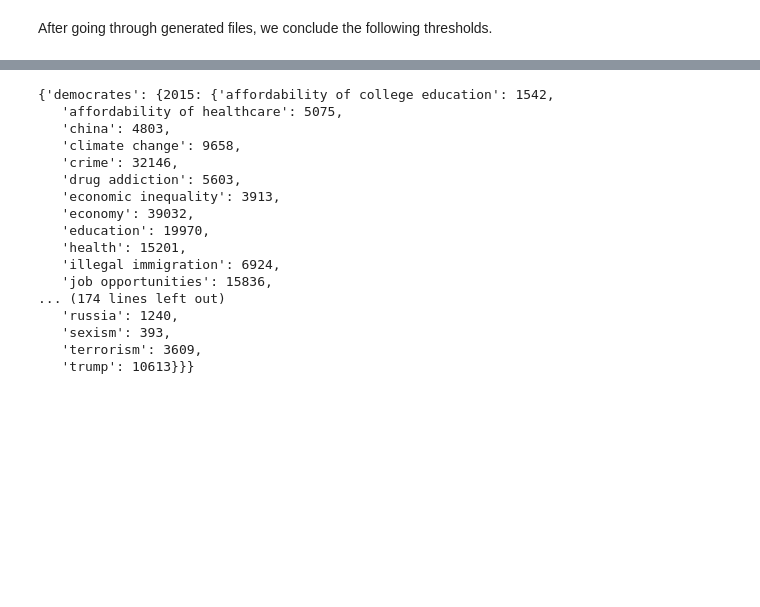
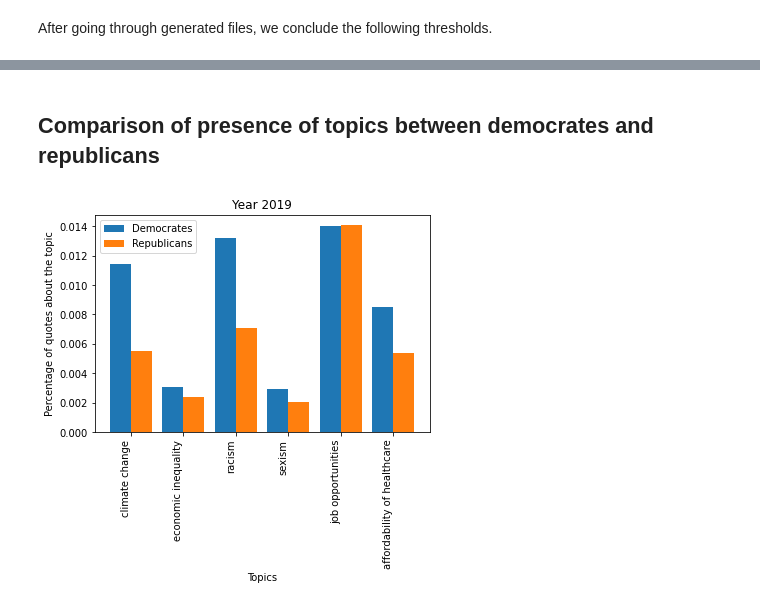
Before and after one commit to gojkoc54/ada-2021-project-limunada, a Jupyter notebook: src/BERT_embeddings.ipynb, the cells around one changed output, grey strips where cells are left out. Drawn from its saved outputs; the diff is of its cells as text; code cells hidden in the pictures; blank space fills up the shorter version.

```diff
--- a/src/BERT_embeddings.ipynb
+++ b/src/BERT_embeddings.ipynb
@@ -447,23 +569,0 @@ THRESHOLDS = {
-# %%
-YEARS = range(2015, 2020+1)
-PARTIES = ['republicans', 'democrates']
-num_of_quotes = {}
-percentage_of_quotes = {}
-
-for party in PARTIES:
-  num_of_quotes[party] = {}
-  percentage_of_quotes[party] = {}
-  for year in YEARS:
-    if year == 2017:
-      continue
-    num_of_quotes[party][year] = {}
-    percentage_of_quotes[party][year] = {}
-    quotes = load_quotes(party, year)
-    similarities_per_topic = get_similarities_per_topic(party, year)
-
-    for topic in TOPICS:
-      num, per = get_num_ratio_of_similar_quotes(quotes, similarities_per_topic, topic, THRESHOLDS[topic])
-      num_of_quotes[party][year][topic] = num
-      percentage_of_quotes[party][year][topic] = per
-
-    print(f'\t{party}-{year} done')
@@ -529,20 +587,7 @@ for topic in TOPICS:
-# %%
-num_of_quotes
-# %% [output]
-{'democrates': {2015: {'affordability of college education': 1542,
-   'affordability of healthcare': 5075,
-   'china': 4803,
-   'climate change': 9658,
-   'crime': 32146,
-   'drug addiction': 5603,
-   'economic inequality': 3913,
-   'economy': 39032,
-   'education': 19970,
-   'health': 15201,
-   'illegal immigration': 6924,
-   'job opportunities': 15836,
-... (174 lines left out)
-   'russia': 1240,
-   'sexism': 393,
-   'terrorism': 3609,
-   'trump': 10613}}}
+# %% [markdown]
+## Comparison of presence of topics between democrates and republicans
+# %%
+topics1 = ['climate change', 'economic inequality', 'racism', 'sexism', 'job opportunities', 'affordability of healthcare']
+plot_topics_bar_chart(topics1, '2019', percentage_of_quotes)
+# %% [output]
+[figure, added]
```
Also changed, not shown: parts of 18 cells of this notebook.
